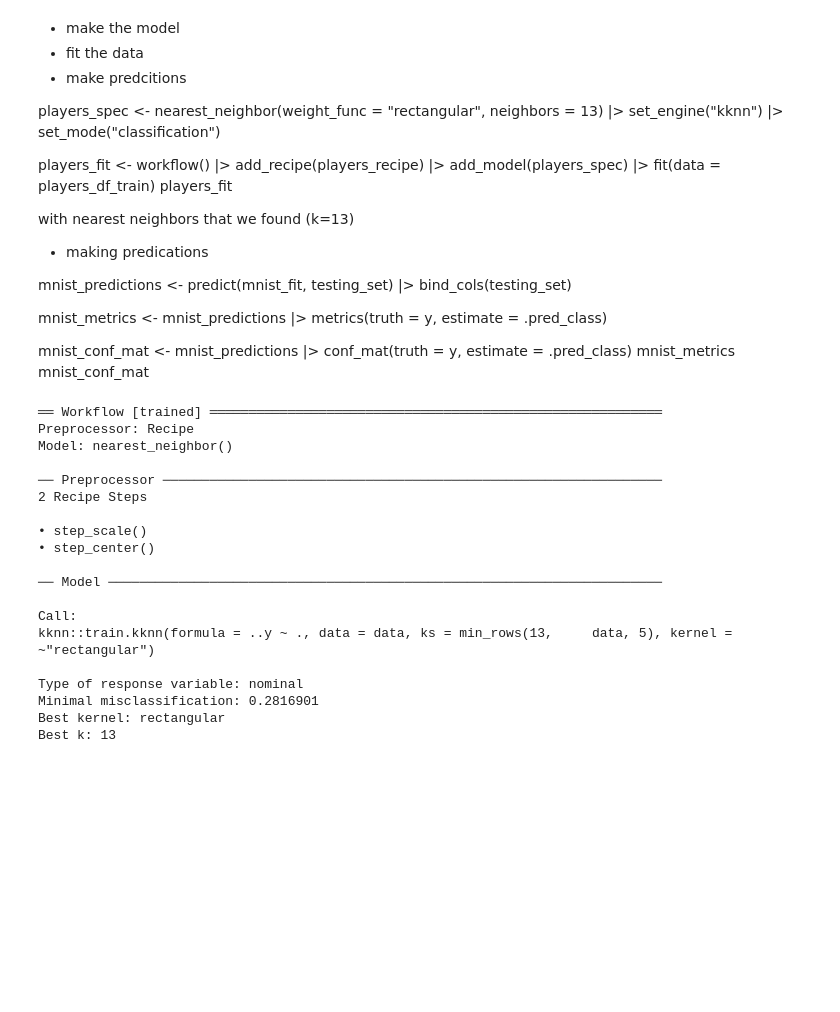
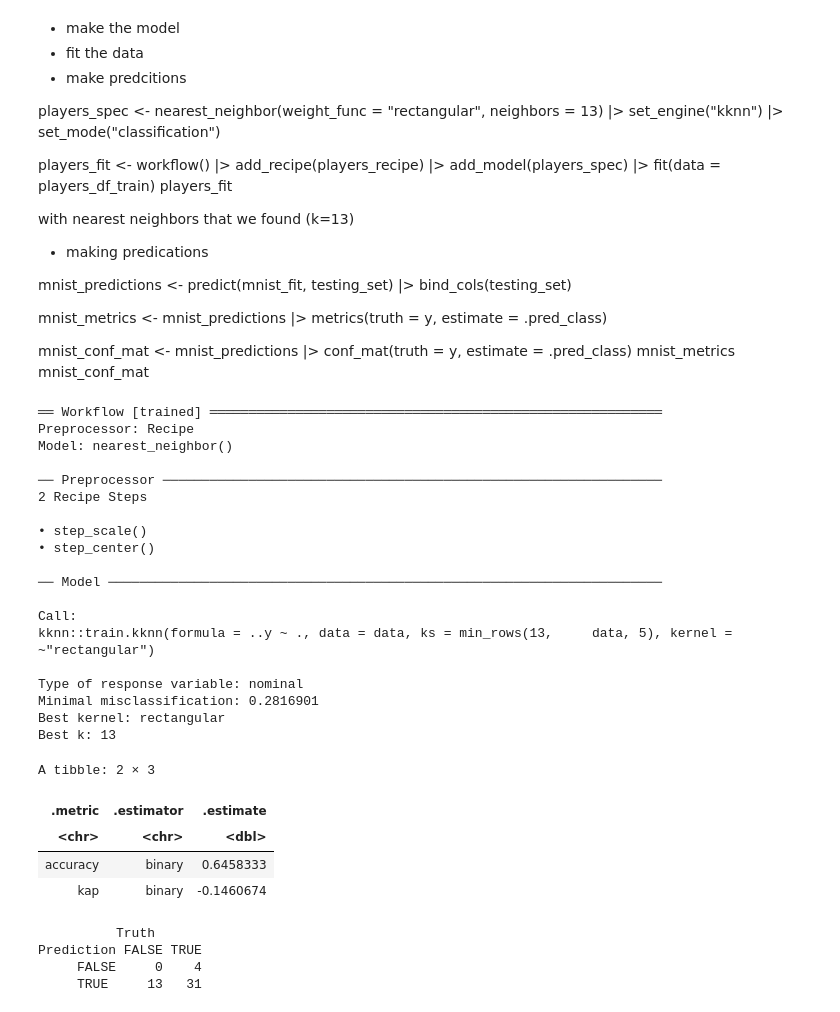
Before and after one commit to lennamh/DSCI100projectfinal, a Jupyter notebook: finalproject.ipynb, the cells around one changed output. Saved outputs shown, nothing was run; the diff lists cells and outputs as text; code cells hidden in the pictures; blank space fills up the shorter version.

Commit message:
add prediction

```diff
--- a/finalproject.ipynb
+++ b/finalproject.ipynb
@@ -237,35 +237,44 @@ players_spec <- nearest_neighbor(weight_func = "rectangular", neighbors = 13) |>
 players_fit <- workflow() |>
              add_recipe(players_recipe) |>
              add_model(players_spec) |>
             fit(data = players_df_train)
 players_fit
 
 players_predictions <- predict(players_fit, players_df_test) |>
                         bind_cols(players_df_test)
 
-mnist_metrics <- mnist_predictions |> metrics(truth = y, estimate = .pred_class)
+players_metrics <- players_predictions |> metrics(truth = subscribe, estimate = .pred_class)
 
-mnist_conf_mat <- mnist_predictions |>
-                        conf_mat(truth = y, estimate = .pred_class)
-mnist_metrics
-mnist_conf_mat
+players_conf_mat <- players_predictions |>
+                        conf_mat(truth = subscribe, estimate = .pred_class)
+players_metrics
+players_conf_mat
 # %% [output]
 ══ Workflow [trained] ══════════════════════════════════════════════════════════
 Preprocessor: Recipe
 Model: nearest_neighbor()
 
 ── Preprocessor ────────────────────────────────────────────────────────────────
 2 Recipe Steps
 
 • step_scale()
 • step_center()
 
 ── Model ───────────────────────────────────────────────────────────────────────
 
 Call:
 kknn::train.kknn(formula = ..y ~ ., data = data, ks = min_rows(13,     data, 5), kernel = ~"rectangular")
 
 Type of response variable: nominal
 Minimal misclassification: 0.2816901
 Best kernel: rectangular
 Best k: 13
+A tibble: 2 × 3
+| .metric | .estimator | .estimate |
+| <chr> | <chr> | <dbl> |
+| accuracy | binary | 0.6458333 |
+| kap | binary | -0.1460674 |
+          Truth
+Prediction FALSE TRUE
+     FALSE     0    4
+     TRUE     13   31
```
